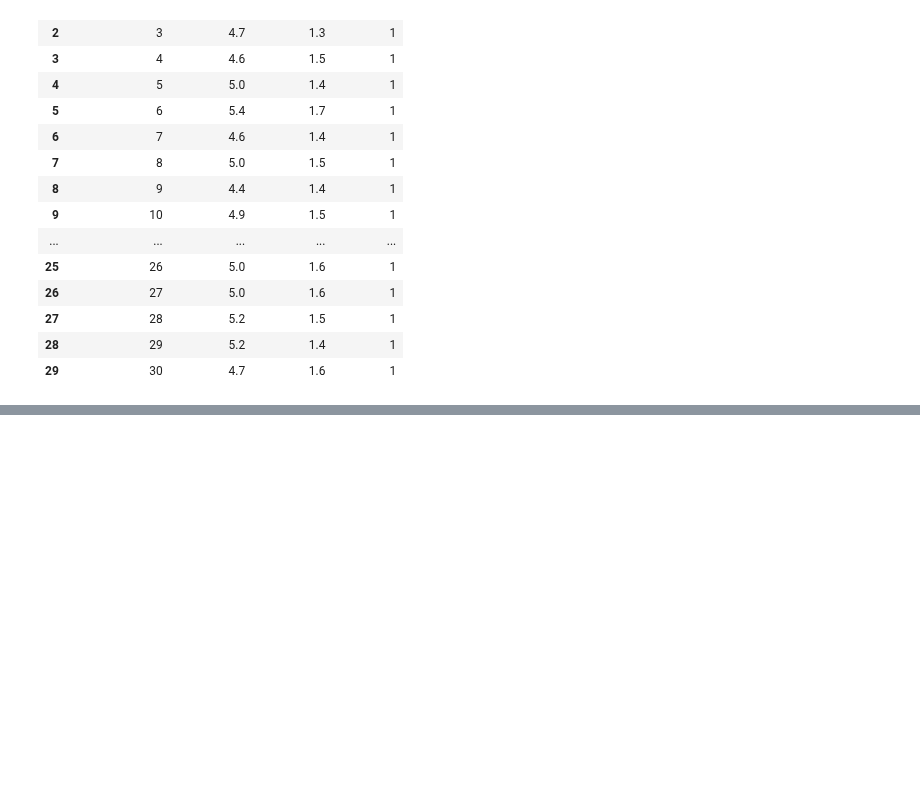
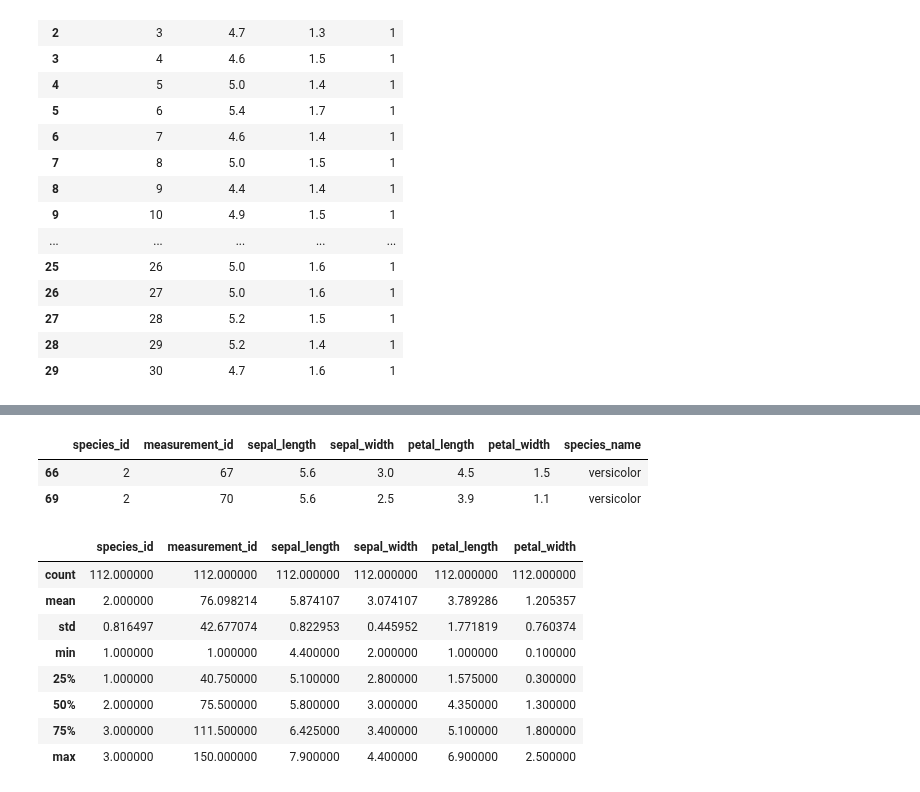
Before and after one commit to stephenkipkurui/regression-exercises, a Jupyter notebook: classification_exercises.ipynb, the cells around one changed output, grey strips where cells are left out. Cells and saved outputs as stored; diff of their text form; code cells hidden in the pictures; blank space fills up the shorter version.

```diff
--- a/classification_exercises.ipynb
+++ b/classification_exercises.ipynb
@@ -1180,0 +1233,18 @@ cakes.sort_values(by =['recipe','position','oven_temp']).tail(1)
+# %%
+train.head(2)
+# %% [output]
+|  | species_id | measurement_id | sepal_length | sepal_width | petal_length | petal_width | species_name |
+| 66 | 2 | 67 | 5.6 | 3.0 | 4.5 | 1.5 | versicolor |
+| 69 | 2 | 70 | 5.6 | 2.5 | 3.9 | 1.1 | versicolor |
+# %%
+train.describe()
+# %% [output]
+|  | species_id | measurement_id | sepal_length | sepal_width | petal_length | petal_width |
+| count | 112.000000 | 112.000000 | 112.000000 | 112.000000 | 112.000000 | 112.000000 |
+| mean | 2.000000 | 76.098214 | 5.874107 | 3.074107 | 3.789286 | 1.205357 |
+| std | 0.816497 | 42.677074 | 0.822953 | 0.445952 | 1.771819 | 0.760374 |
+| min | 1.000000 | 1.000000 | 4.400000 | 2.000000 | 1.000000 | 0.100000 |
+| 25% | 1.000000 | 40.750000 | 5.100000 | 2.800000 | 1.575000 | 0.300000 |
+| 50% | 2.000000 | 75.500000 | 5.800000 | 3.000000 | 4.350000 | 1.300000 |
+| 75% | 3.000000 | 111.500000 | 6.425000 | 3.400000 | 5.100000 | 1.800000 |
+| max | 3.000000 | 150.000000 | 7.900000 | 4.400000 | 6.900000 | 2.500000 |
```
Also changed, not shown: parts of 133 cells of this notebook.
